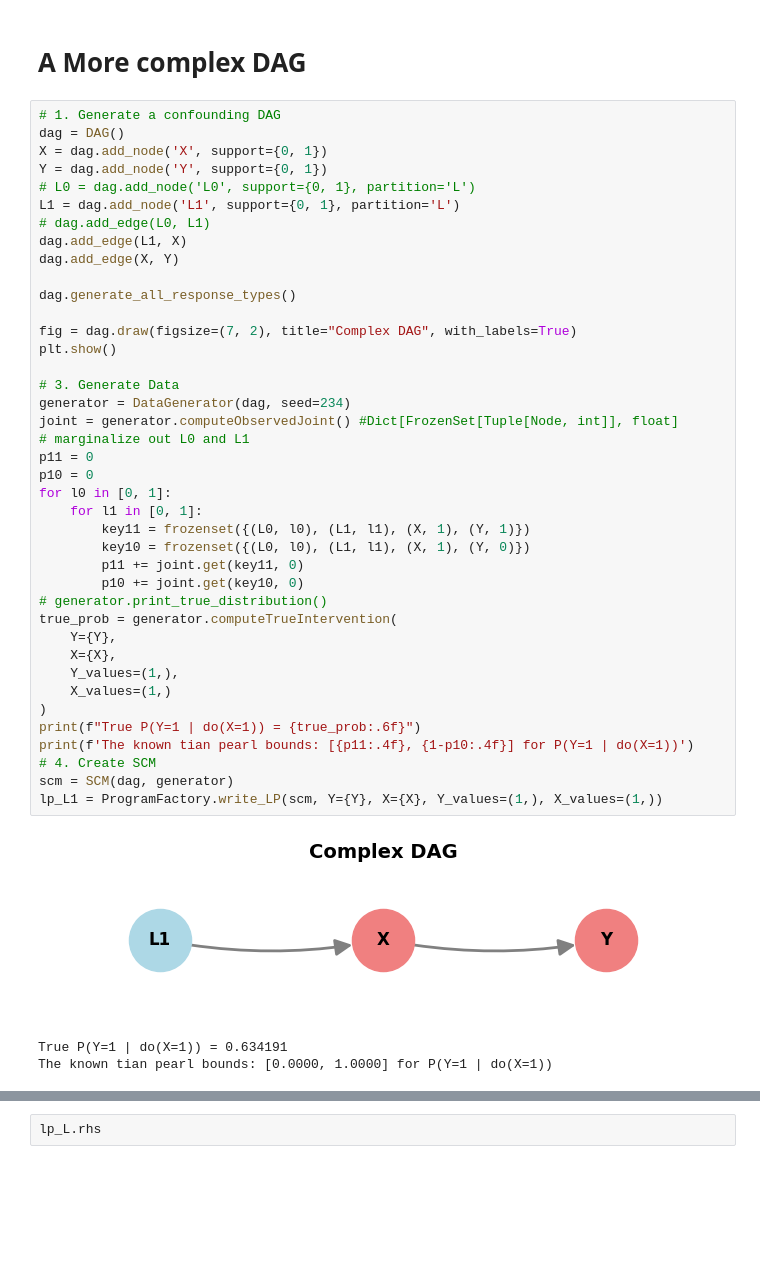
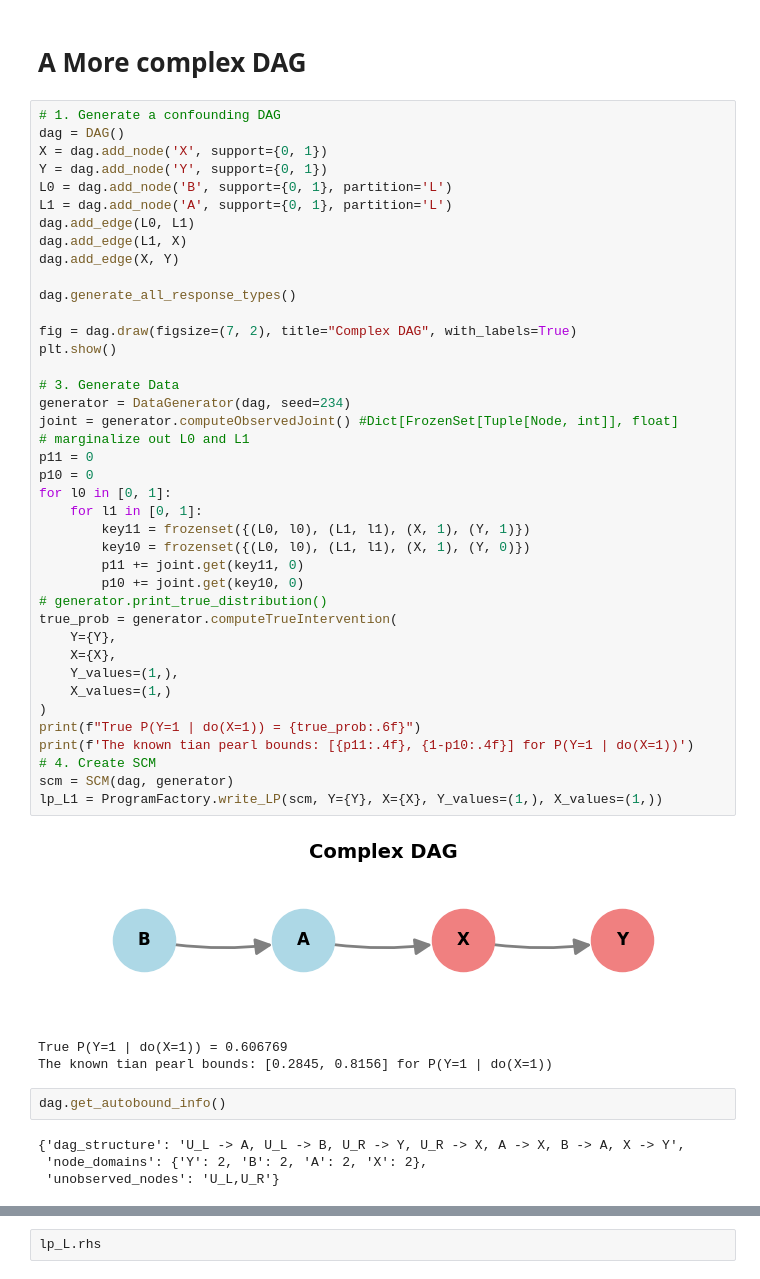
Before and after one commit to tmaringgele/Optimal-Experiments-for-Partial-Causal-Effect-Identification, a Jupyter notebook: complete_workflow.ipynb, the cells around one changed output, grey strips where cells are left out. Drawn from its saved outputs; the diff is of its cells as text; blank space fills up the shorter version.

Commit message:
autobound is sensitive to variable naming!

```diff
--- a/complete_workflow.ipynb
+++ b/complete_workflow.ipynb
@@ -248,43 +248,49 @@ df
 dag = DAG()
 X = dag.add_node('X', support={0, 1})
 Y = dag.add_node('Y', support={0, 1})
-# L0 = dag.add_node('L0', support={0, 1}, partition='L')
-L1 = dag.add_node('L1', support={0, 1}, partition='L')
-# dag.add_edge(L0, L1)
+L0 = dag.add_node('B', support={0, 1}, partition='L')
+L1 = dag.add_node('A', support={0, 1}, partition='L')
+dag.add_edge(L0, L1)
 dag.add_edge(L1, X)
 dag.add_edge(X, Y)
 
 dag.generate_all_response_types()
 
 fig = dag.draw(figsize=(7, 2), title="Complex DAG", with_labels=True)
 plt.show()
 
 # 3. Generate Data
 generator = DataGenerator(dag, seed=234)
 joint = generator.computeObservedJoint() #Dict[FrozenSet[Tuple[Node, int]], float]
 # marginalize out L0 and L1
 p11 = 0
 p10 = 0
 for l0 in [0, 1]:
     for l1 in [0, 1]:
         key11 = frozenset({(L0, l0), (L1, l1), (X, 1), (Y, 1)})
         key10 = frozenset({(L0, l0), (L1, l1), (X, 1), (Y, 0)})
         p11 += joint.get(key11, 0)
         p10 += joint.get(key10, 0)
 # generator.print_true_distribution()
 true_prob = generator.computeTrueIntervention(
     Y={Y},
     X={X},
     Y_values=(1,),
     X_values=(1,)
 )
 print(f"True P(Y=1 | do(X=1)) = {true_prob:.6f}")
 print(f'The known tian pearl bounds: [{p11:.4f}, {1-p10:.4f}] for P(Y=1 | do(X=1))')
 # 4. Create SCM
 scm = SCM(dag, generator)
 lp_L1 = ProgramFactory.write_LP(scm, Y={Y}, X={X}, Y_values=(1,), X_values=(1,))
 # %% [output]
-[figure, old version]
+[figure, new version]
-True P(Y=1 | do(X=1)) = 0.634191
-The known tian pearl bounds: [0.0000, 1.0000] for P(Y=1 | do(X=1))
+True P(Y=1 | do(X=1)) = 0.606769
+The known tian pearl bounds: [0.2845, 0.8156] for P(Y=1 | do(X=1))
+# %%
+dag.get_autobound_info()
+# %% [output]
+{'dag_structure': 'U_L -> A, U_L -> B, U_R -> Y, U_R -> X, A -> X, B -> A, X -> Y',
+ 'node_domains': {'Y': 2, 'B': 2, 'A': 2, 'X': 2},
+ 'unobserved_nodes': 'U_L,U_R'}
 # %%
```
Also changed, not shown: parts of 2 cells of this notebook, 1 other file.
